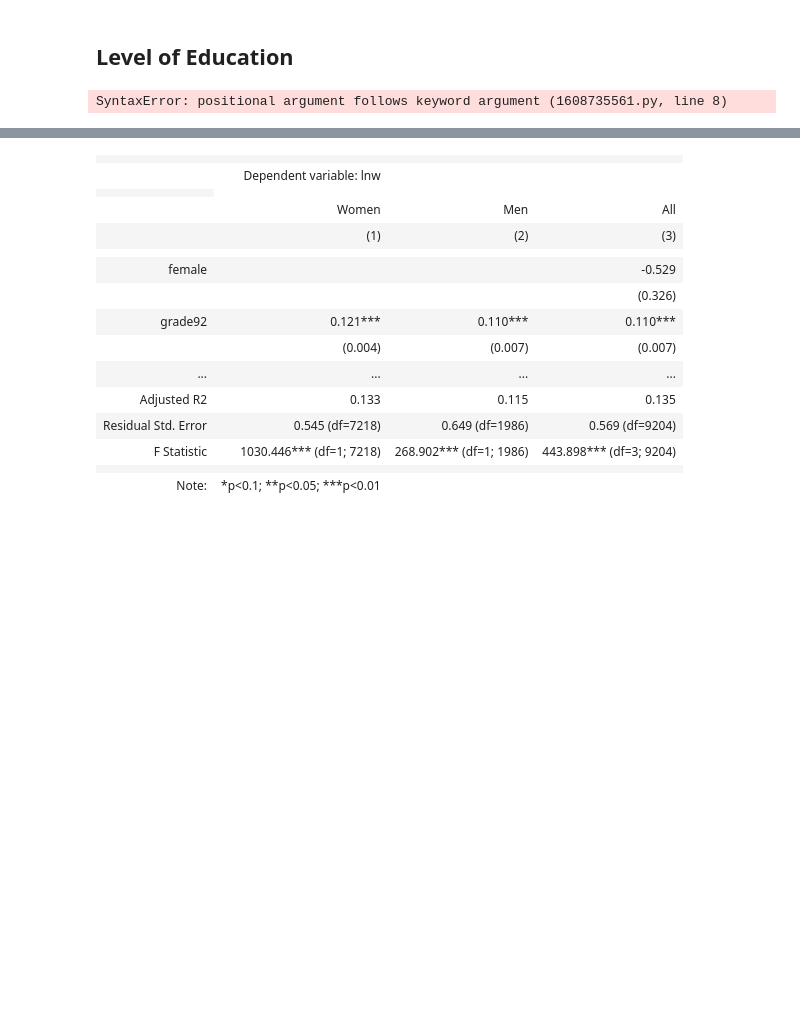
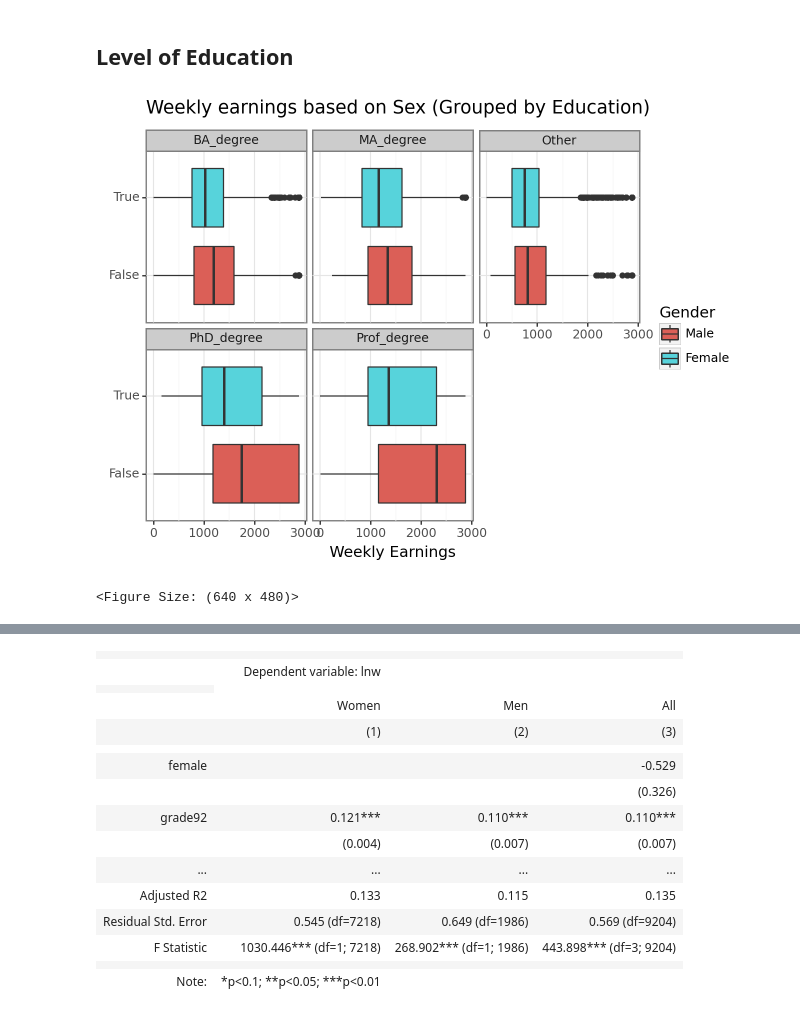
Before and after one commit to Iandrewburg/DA-2-ASSIGNMENT-1, a Jupyter notebook: DA_2_HW_1_Delivery.ipynb, the cells around one changed output, grey strips where cells are left out. Cells and saved outputs as stored; diff of their text form; code cells hidden in the pictures; blank space fills up the shorter version.

```diff
--- a/DA_2_HW_1_Delivery.ipynb
+++ b/DA_2_HW_1_Delivery.ipynb
@@ -171,17 +171,18 @@ def EducationLvl(row):
 xc["Education"] = xc.apply(EducationLvl, axis = 1)
 # %%
 (
-    ggplot(data = xc) +
-    aes(x = "female", y = "earnwke", fille ("female") +
+    ggplot(data=xc) +
+    aes(x="female", y="earnwke", fill="female") +  # Corrected here
     geom_boxplot() +
     coord_flip() +
-    facet_wrap("Education") +
+    facet_wrap("~Education") +  # Assuming 'Education' is a column in your dataframe
     theme_bw() +
-    scale_fill_discrete(labels = ["Male", "Female"])) +
-    labs(title = "Weekly earnings based on Sex (Grouped by Education)", x = "", y = "Weekly Earnings")
+    scale_fill_discrete(labels=["Male", "Female"]) +
+    labs(title="Weekly earnings based on Sex (Grouped by Education)", x="", y="Weekly Earnings", fill="Gender")
 )
 # %% [output]
+[figure, added]
-SyntaxError: positional argument follows keyword argument (1608735561.py, line 8)
+<Figure Size: (640 x 480)>
 # %%
 xc["female"] = xc["female"].astype(int)  #from boolean to 0,1
 reg6 = smf.ols(formula="lnw~female", data=xc).fit(cov_type="HC1") #unconditional
```
Also changed, not shown: parts of 2 cells of this notebook.
